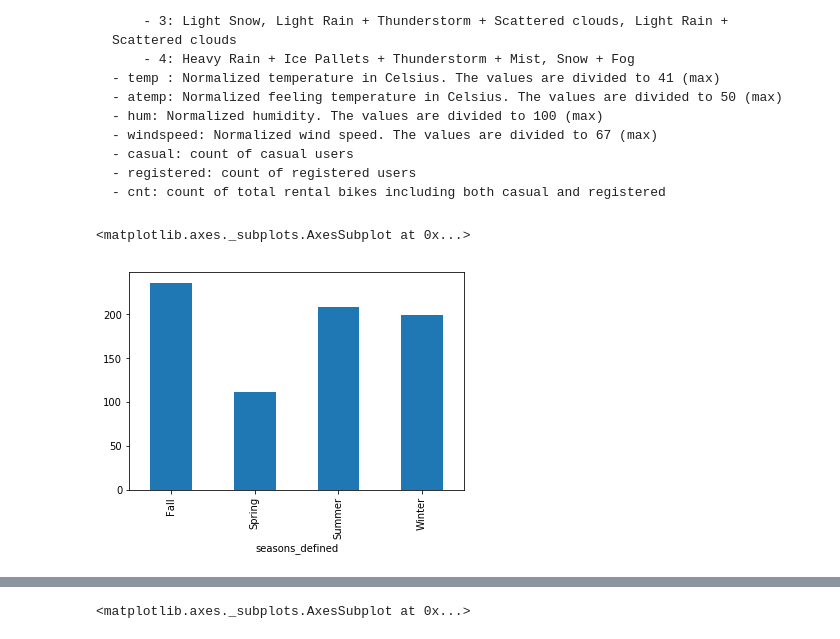
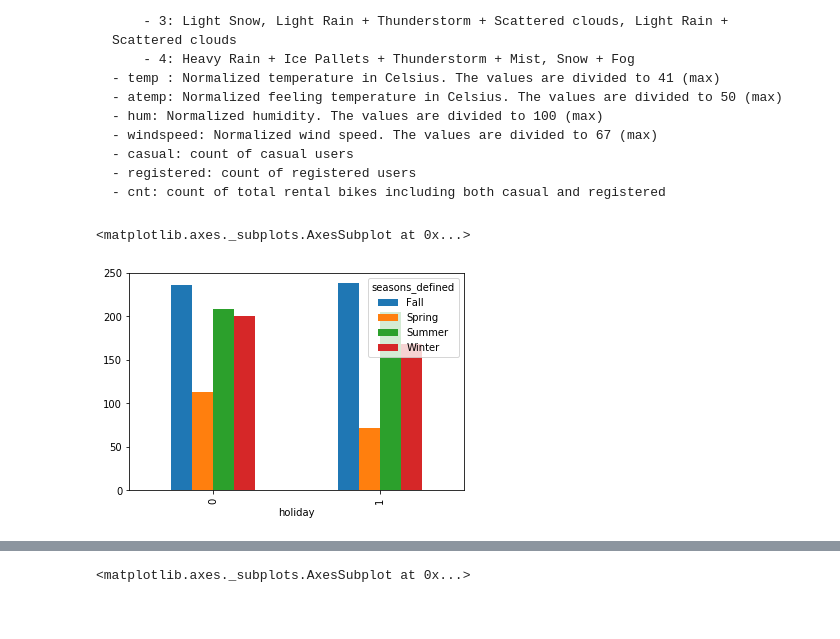
Before and after one commit to srbhmitt/Experiments_AI, a Jupyter notebook: Linear regression on bikeshare dataset.ipynb, the cells around one changed output, grey strips where cells are left out. Drawn from its saved outputs; the diff is of its cells as text; code cells hidden in the pictures.

```diff
--- a/Linear regression on bikeshare dataset.ipynb
+++ b/Linear regression on bikeshare dataset.ipynb
@@ -68,9 +68,9 @@ def define_seasons(x):
 bikeshare_df['seasons_defined'] = bikeshare_df['season'].apply(define_seasons)
 # %%
 #first let's look at the rentals by weather. So the hourly average is highest in Fall
-bikeshare_df.groupby('seasons_defined').mean()['cnt'].plot.bar()
+bikeshare_df.groupby(['holiday','seasons_defined']).mean()['cnt'].unstack().plot.bar()
 # %% [output]
 <matplotlib.axes._subplots.AxesSubplot at 0x...>
-[figure, old version]
+[figure, new version]
 # %%
 #Now lets look at which time of the day is the busiest by season
```
Also changed, not shown: parts of 28 cells of this notebook, 2 other files.
